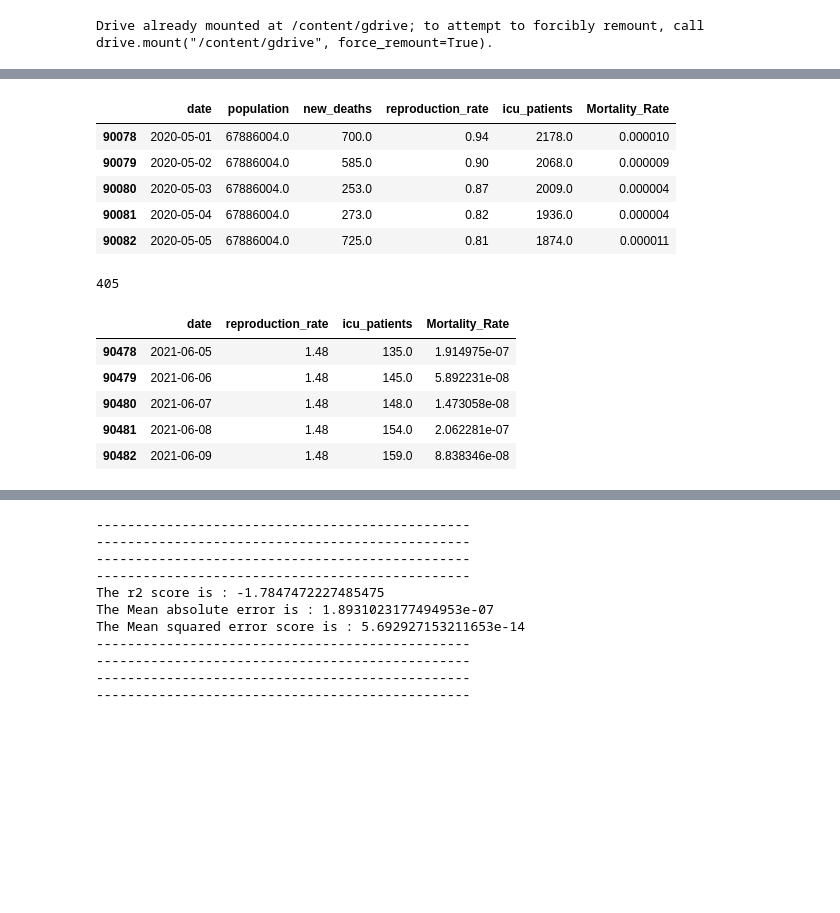
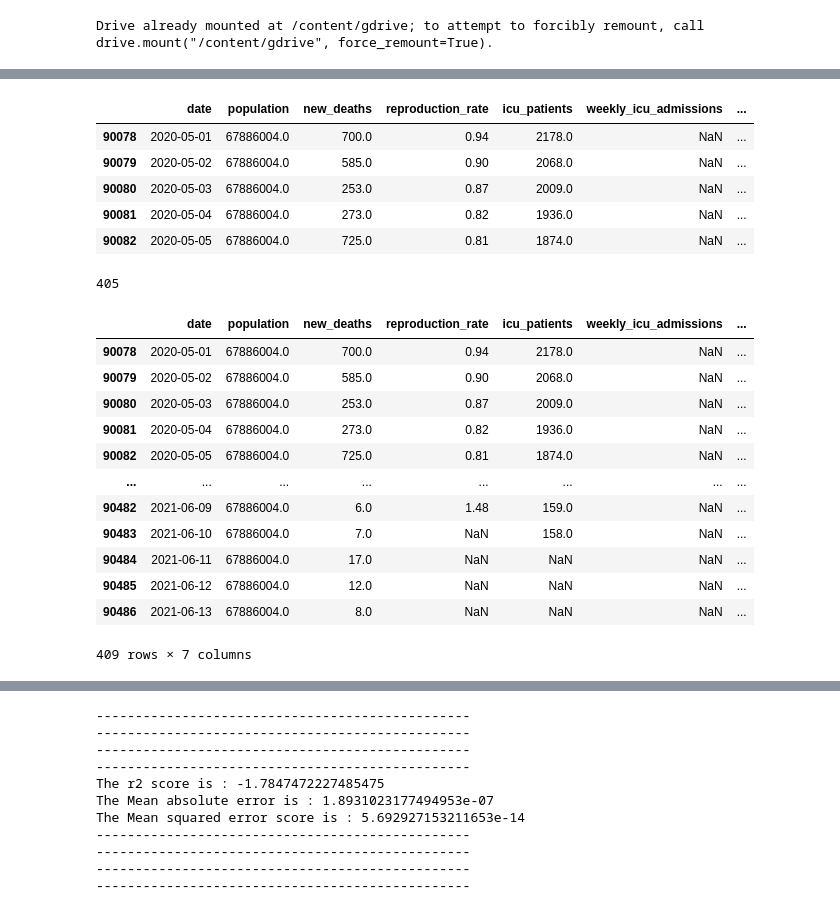
Before and after one commit to abhishek111222/Data-Science-Project, a Jupyter notebook: week6.ipynb, the cells around one changed output, grey strips where cells are left out. Drawn from its saved outputs; the diff is of its cells as text; code cells hidden in the pictures; blank space fills up the shorter version.

```diff
--- a/week6.ipynb
+++ b/week6.ipynb
@@ -92,7 +92,7 @@ Index(['iso_code', 'continent', 'location', 'date', 'total_cases', 'new_cases',
        'life_expectancy', 'human_development_index', 'excess_mortality'],
       dtype='object')
 # %%
-features = ["date", "population", "new_deaths", "reproduction_rate", "icu_patients"]
+features = ["date", "population", "new_deaths", "reproduction_rate", "icu_patients", "weekly_icu_admissions", "weekly_icu_admissions_per_million"]
 # %%
 dataset_UK = dataset_UK[dataset_UK["date"] >= "2020-05-01"]
 # %%
@@ -141,24 +135,33 @@ dataset_UK["Mortality_Rate"] = dataset_UK["new_deaths"]/dataset_UK["population"]
 # %%
 dataset_UK.head()
 # %% [output]
-|  | date | population | new_deaths | reproduction_rate | icu_patients | Mortality_Rate |
-| 90078 | 2020-05-01 | 67886004.0 | 700.0 | 0.94 | 2178.0 | 0.000010 |
-| 90079 | 2020-05-02 | 67886004.0 | 585.0 | 0.90 | 2068.0 | 0.000009 |
-| 90080 | 2020-05-03 | 67886004.0 | 253.0 | 0.87 | 2009.0 | 0.000004 |
-| 90081 | 2020-05-04 | 67886004.0 | 273.0 | 0.82 | 1936.0 | 0.000004 |
-| 90082 | 2020-05-05 | 67886004.0 | 725.0 | 0.81 | 1874.0 | 0.000011 |
+|  | date | population | new_deaths | reproduction_rate | icu_patients | weekly_icu_admissions | ... |
+| 90078 | 2020-05-01 | 67886004.0 | 700.0 | 0.94 | 2178.0 | NaN | ... |
+| 90079 | 2020-05-02 | 67886004.0 | 585.0 | 0.90 | 2068.0 | NaN | ... |
+| 90080 | 2020-05-03 | 67886004.0 | 253.0 | 0.87 | 2009.0 | NaN | ... |
+| 90081 | 2020-05-04 | 67886004.0 | 273.0 | 0.82 | 1936.0 | NaN | ... |
+| 90082 | 2020-05-05 | 67886004.0 | 725.0 | 0.81 | 1874.0 | NaN | ... |
-# %%
-len(dataset_UK)
-# %% [output]
-405
+# %%
+dataset_UK.set_index("date", inplace = True)
 # %%
-dataset_UK.drop(["population", "new_deaths"], axis = 1, inplace = True)
+dataset_UK.drop(["population"], axis = 1, inplace = True)
+# %%
+dataset_UK["weekly_icu_admissions"].isna().sum()
+# %% [output]
+405
 # %%
-dataset_UK.tail()
+dataset_UK
 # %% [output]
-|  | date | reproduction_rate | icu_patients | Mortality_Rate |
-| 90478 | 2021-06-05 | 1.48 | 135.0 | 1.914975e-07 |
-| 90479 | 2021-06-06 | 1.48 | 145.0 | 5.892231e-08 |
-| 90480 | 2021-06-07 | 1.48 | 148.0 | 1.473058e-08 |
-| 90481 | 2021-06-08 | 1.48 | 154.0 | 2.062281e-07 |
-| 90482 | 2021-06-09 | 1.48 | 159.0 | 8.838346e-08 |
+|  | date | population | new_deaths | reproduction_rate | icu_patients | weekly_icu_admissions | ... |
+| 90078 | 2020-05-01 | 67886004.0 | 700.0 | 0.94 | 2178.0 | NaN | ... |
+| 90079 | 2020-05-02 | 67886004.0 | 585.0 | 0.90 | 2068.0 | NaN | ... |
+| 90080 | 2020-05-03 | 67886004.0 | 253.0 | 0.87 | 2009.0 | NaN | ... |
+| 90081 | 2020-05-04 | 67886004.0 | 273.0 | 0.82 | 1936.0 | NaN | ... |
+| 90082 | 2020-05-05 | 67886004.0 | 725.0 | 0.81 | 1874.0 | NaN | ... |
+| ... | ... | ... | ... | ... | ... | ... | ... |
+| 90482 | 2021-06-09 | 67886004.0 | 6.0 | 1.48 | 159.0 | NaN | ... |
+| 90483 | 2021-06-10 | 67886004.0 | 7.0 | NaN | 158.0 | NaN | ... |
+| 90484 | 2021-06-11 | 67886004.0 | 17.0 | NaN | NaN | NaN | ... |
+| 90485 | 2021-06-12 | 67886004.0 | 12.0 | NaN | NaN | NaN | ... |
+| 90486 | 2021-06-13 | 67886004.0 | 8.0 | NaN | NaN | NaN | ... |
+409 rows × 7 columns
```
Also changed, not shown: parts of 19 cells of this notebook.
